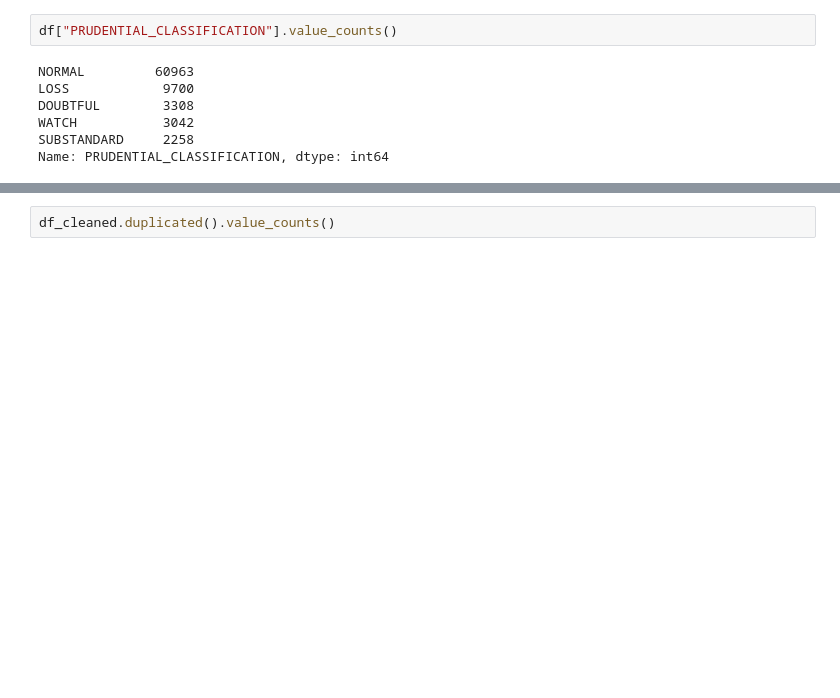
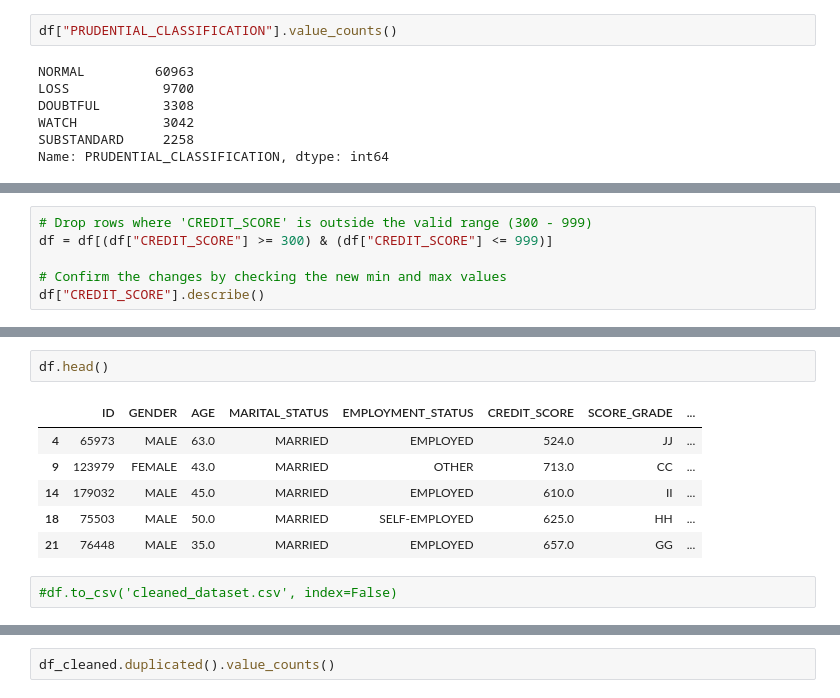
Before and after one commit to AlexIrungu/DSC-CapstoneProject, a Jupyter notebook: notebooks/michael.ipynb, the cells around one changed output, grey strips where cells are left out. Saved outputs shown, nothing was run; the diff lists cells and outputs as text; blank space fills up the shorter version.

```diff
--- a/notebooks/michael.ipynb
+++ b/notebooks/michael.ipynb
@@ -382,0 +407,6 @@ Name: DEFAULT_STATUS, dtype: int64
+# %%
+# Drop rows where 'CREDIT_SCORE' is outside the valid range (300 - 999)
+df = df[(df["CREDIT_SCORE"] >= 300) & (df["CREDIT_SCORE"] <= 999)]
+
+# Confirm the changes by checking the new min and max values
+df["CREDIT_SCORE"].describe()
@@ -383,2 +423,13 @@ Name: DEFAULT_STATUS, dtype: int64
+# %%
+df.head()
+# %% [output]
+|  | ID | GENDER | AGE | MARITAL_STATUS | EMPLOYMENT_STATUS | CREDIT_SCORE | SCORE_GRADE | ... |
+| 4 | 65973 | MALE | 63.0 | MARRIED | EMPLOYED | 524.0 | JJ | ... |
+| 9 | 123979 | FEMALE | 43.0 | MARRIED | OTHER | 713.0 | CC | ... |
+| 14 | 179032 | MALE | 45.0 | MARRIED | EMPLOYED | 610.0 | II | ... |
+| 18 | 75503 | MALE | 50.0 | MARRIED | SELF-EMPLOYED | 625.0 | HH | ... |
+| 21 | 76448 | MALE | 35.0 | MARRIED | EMPLOYED | 657.0 | GG | ... |
+# %%
+#df.to_csv('cleaned_dataset.csv', index=False)
 # %%
 #Load clean data set
```
Also changed, not shown: parts of 17 cells of this notebook.
